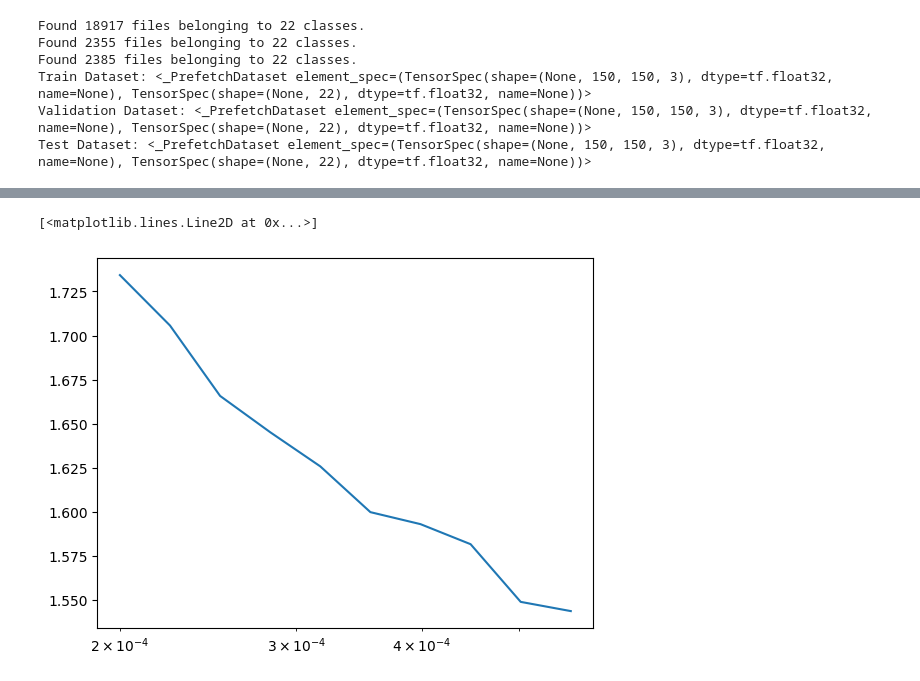
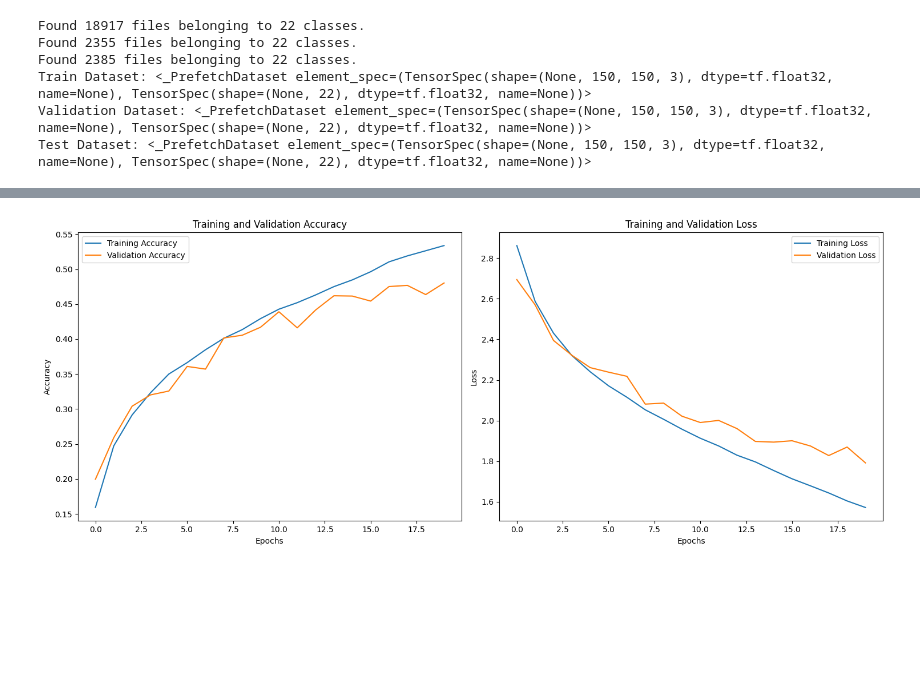
Before and after one commit to uchihamadara37/ML-capstone-bangkit, a Jupyter notebook: andre2.ipynb, the cells around one changed output, grey strips where cells are left out. Saved outputs shown, nothing was run; the diff lists cells and outputs as text; code cells hidden in the pictures; blank space fills up the shorter version.

```diff
--- a/andre2.ipynb
+++ b/andre2.ipynb
@@ -289,5 +291,4 @@ plot_loss_acc(history)
-# %%
-plt.semilogx(history.history['learning_rate'], history.history['loss'])
-# %% [output]
-[<matplotlib.lines.Line2D at 0x...>]
-[figure, removed]
+# %%
+plot_loss_acc(history)
+# %% [output]
+[figure, added]
```
Also changed, not shown: parts of 8 cells of this notebook.
